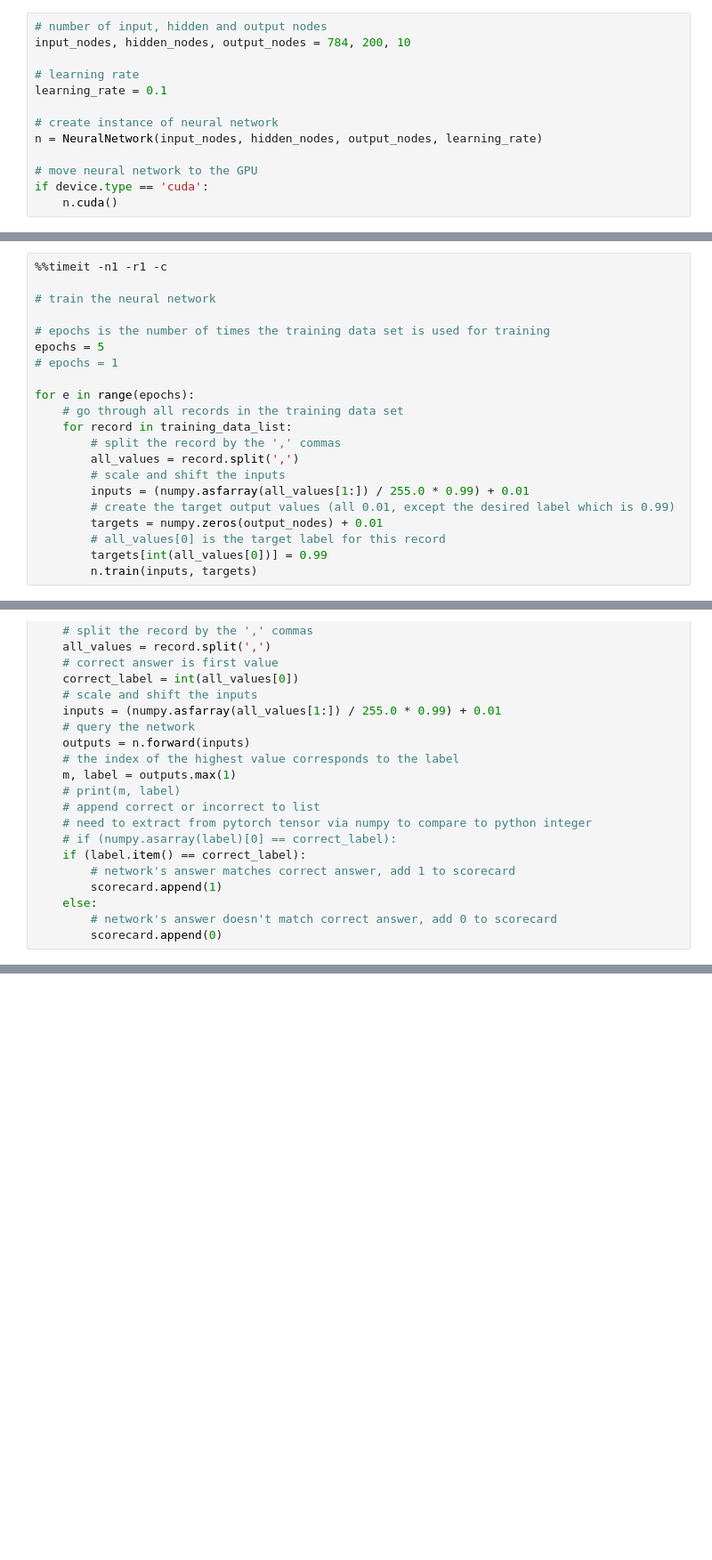
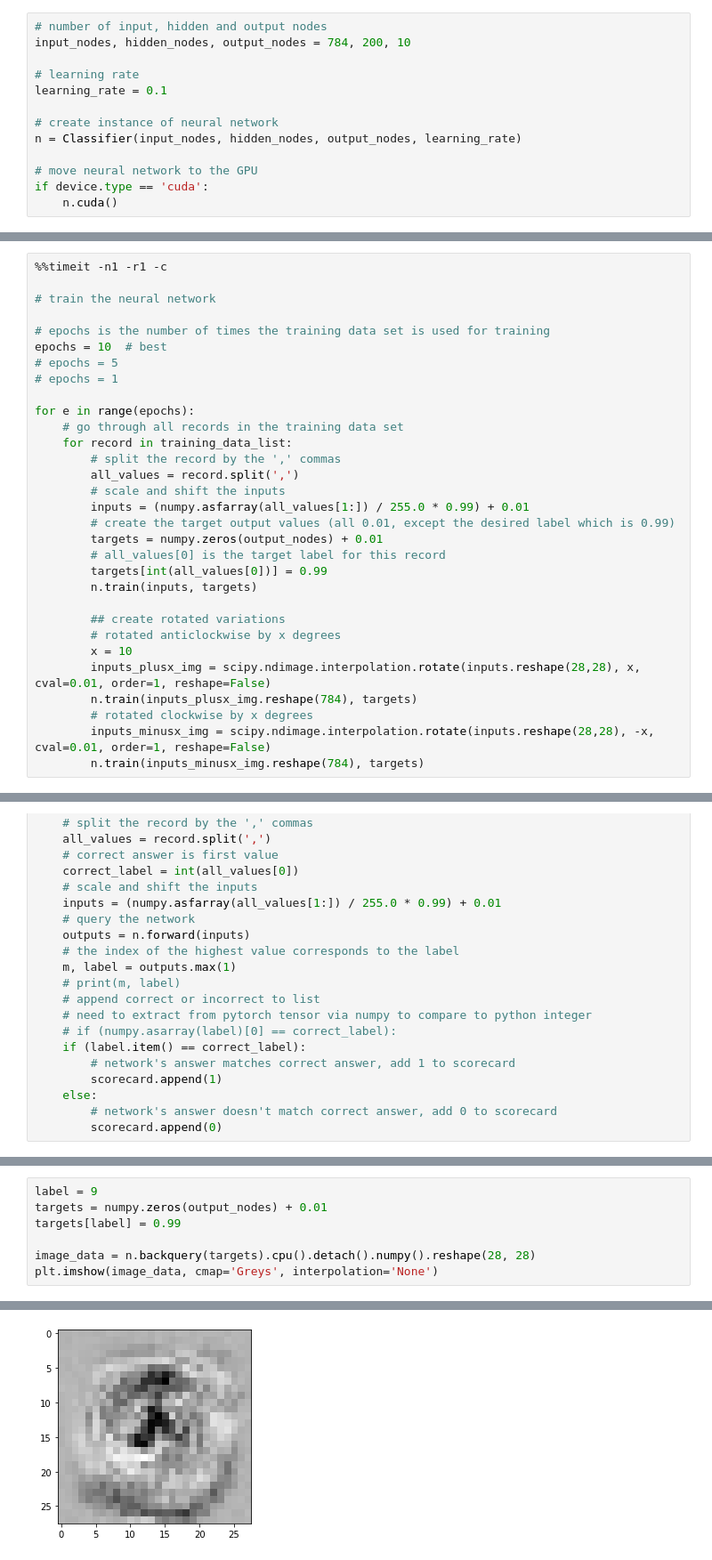
Before and after one commit to Fengzi21/makeyourownneuralnetwork, a Jupyter notebook: pytorch_neural_network_mnist_data.ipynb, the cells around one changed output, grey strips where cells are left out. Shown: that part at 89% size. Drawn from its saved outputs; the diff is of its cells as text; blank space fills up the shorter version.

```diff
--- a/pytorch_neural_network_mnist_data.ipynb
+++ b/pytorch_neural_network_mnist_data.ipynb
@@ -94,7 +122,7 @@ input_nodes, hidden_nodes, output_nodes = 784, 200, 10
 learning_rate = 0.1
 
 # create instance of neural network
-n = NeuralNetwork(input_nodes, hidden_nodes, output_nodes, learning_rate)
+n = Classifier(input_nodes, hidden_nodes, output_nodes, learning_rate)
 
 # move neural network to the GPU
 if device.type == 'cuda':
@@ -110,7 +138,8 @@ training_data_file.close()
 # train the neural network
 
 # epochs is the number of times the training data set is used for training
-epochs = 5
+epochs = 10  # best
+# epochs = 5
 # epochs = 1
 
 for e in range(epochs):
@@ -125,4 +154,13 @@ for e in range(epochs):
         # all_values[0] is the target label for this record
         targets[int(all_values[0])] = 0.99
         n.train(inputs, targets)
+
+        ## create rotated variations
+        # rotated anticlockwise by x degrees
+        x = 10
+        inputs_plusx_img = scipy.ndimage.interpolation.rotate(inputs.reshape(28,28), x, cval=0.01, order=1, reshape=False)
+        n.train(inputs_plusx_img.reshape(784), targets)
+        # rotated clockwise by x degrees
+        inputs_minusx_img = scipy.ndimage.interpolation.rotate(inputs.reshape(28,28), -x, cval=0.01, order=1, reshape=False)
+        n.train(inputs_minusx_img.reshape(784), targets)
 # %% [output]
@@ -168,0 +209,8 @@ performance =  0.9761
+# %%
+label = 9
+targets = numpy.zeros(output_nodes) + 0.01
+targets[label] = 0.99
+
+image_data = n.backquery(targets).cpu().detach().numpy().reshape(28, 28)
+plt.imshow(image_data, cmap='Greys', interpolation='None')
+# %% [output]
@@ -168,0 +219 @@ performance =  0.9761
+[figure, added]
```
Also changed, not shown: parts of 8 cells of this notebook, 14 other files.
